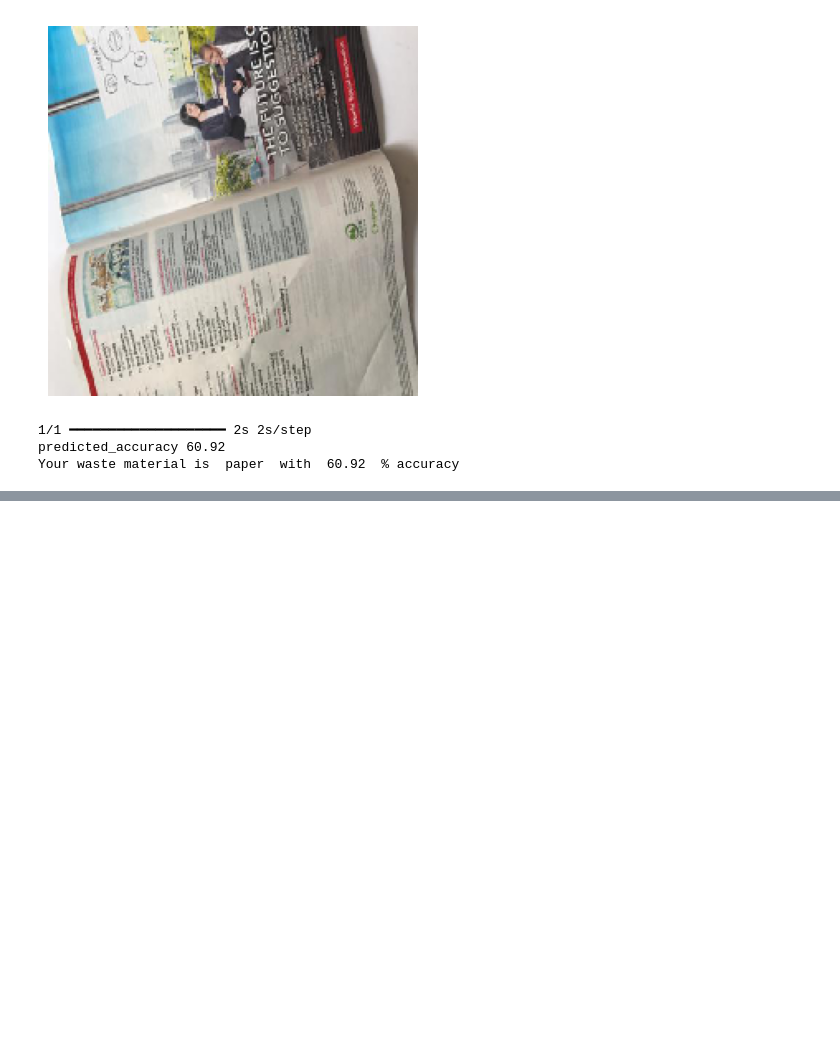
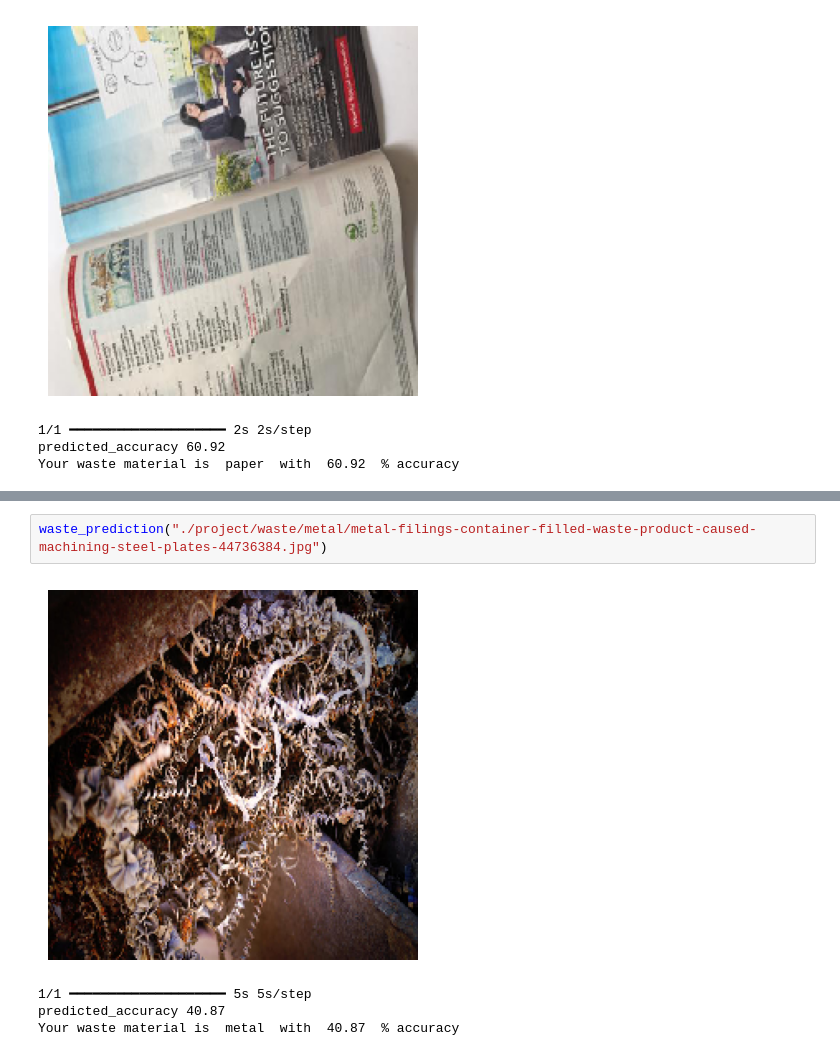
Before and after one commit to Tri27sen/waste-, a Jupyter notebook: waste.ipynb, the cells around one changed output, grey strips where cells are left out. Saved outputs shown, nothing was run; the diff lists cells and outputs as text; blank space fills up the shorter version.

```diff
--- a/waste.ipynb
+++ b/waste.ipynb
@@ -169,0 +184,7 @@ Your waste material is  clothes  with  99.34  % accuracy
+# %%
+waste_prediction("./project/waste/metal/metal-filings-container-filled-waste-product-caused-machining-steel-plates-44736384.jpg")
+# %% [output]
+[figure, added]
+1/1 ━━━━━━━━━━━━━━━━━━━━ 5s 5s/step
+predicted_accuracy 40.87
+Your waste material is  metal  with  40.87  % accuracy
```
Also changed, not shown: parts of 4 cells of this notebook.
